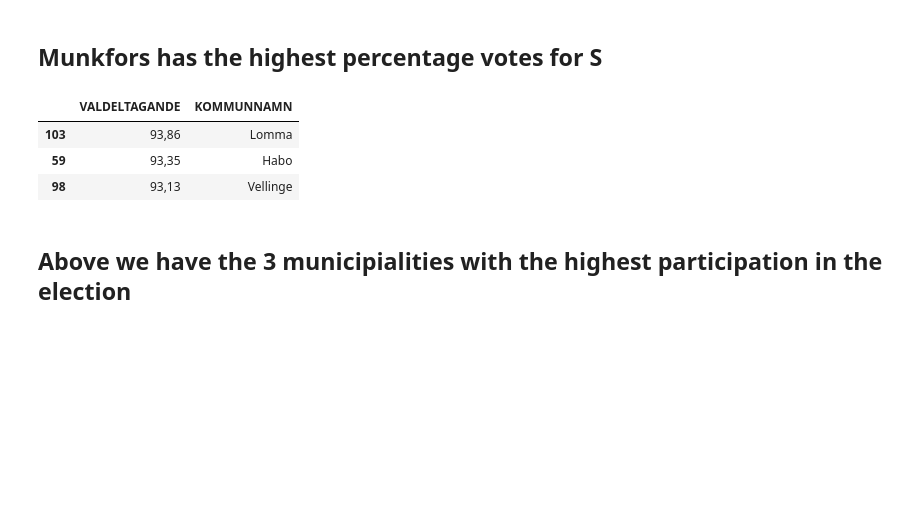
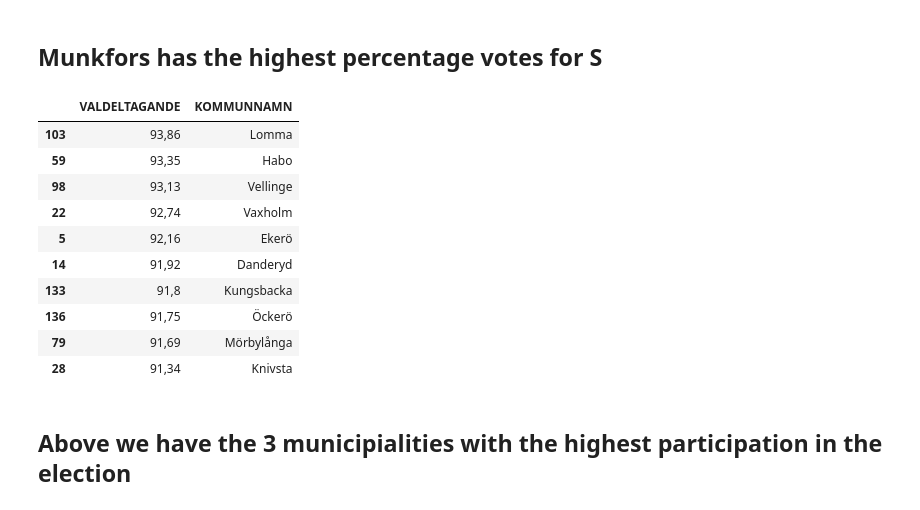
Before and after one commit to Fjljp/su-mt4007, a Jupyter notebook: HW2/HW2.ipynb, the cells around one changed output. Drawn from its saved outputs; the diff is of its cells as text; code cells hidden in the pictures; blank space fills up the shorter version.

```diff
--- a/HW2/HW2.ipynb
+++ b/HW2/HW2.ipynb
@@ -85,12 +84,19 @@ sorted_S.head()
 ## Munkfors has the highest percentage votes for S
 # %%
 sorted_v=data.sort_values(by=['VALDELTAGANDE'], ascending=False)
-sorted_v[['VALDELTAGANDE','KOMMUNNAMN']].head(3)
+sorted_v[['VALDELTAGANDE','KOMMUNNAMN']].head(10)
 # %% [output]
 |  | VALDELTAGANDE | KOMMUNNAMN |
 | 103 | 93,86 | Lomma |
 | 59 | 93,35 | Habo |
 | 98 | 93,13 | Vellinge |
+| 22 | 92,74 | Vaxholm |
+| 5 | 92,16 | Ekerö |
+| 14 | 91,92 | Danderyd |
+| 133 | 91,8 | Kungsbacka |
+| 136 | 91,75 | Öckerö |
+| 79 | 91,69 | Mörbylånga |
+| 28 | 91,34 | Knivsta |
 # %% [markdown]
 ## Above we have the 3 municipialities with the highest participation in the election
 # %% [markdown]
```
Also changed, not shown: parts of 1 cell of this notebook, 8 other files.
